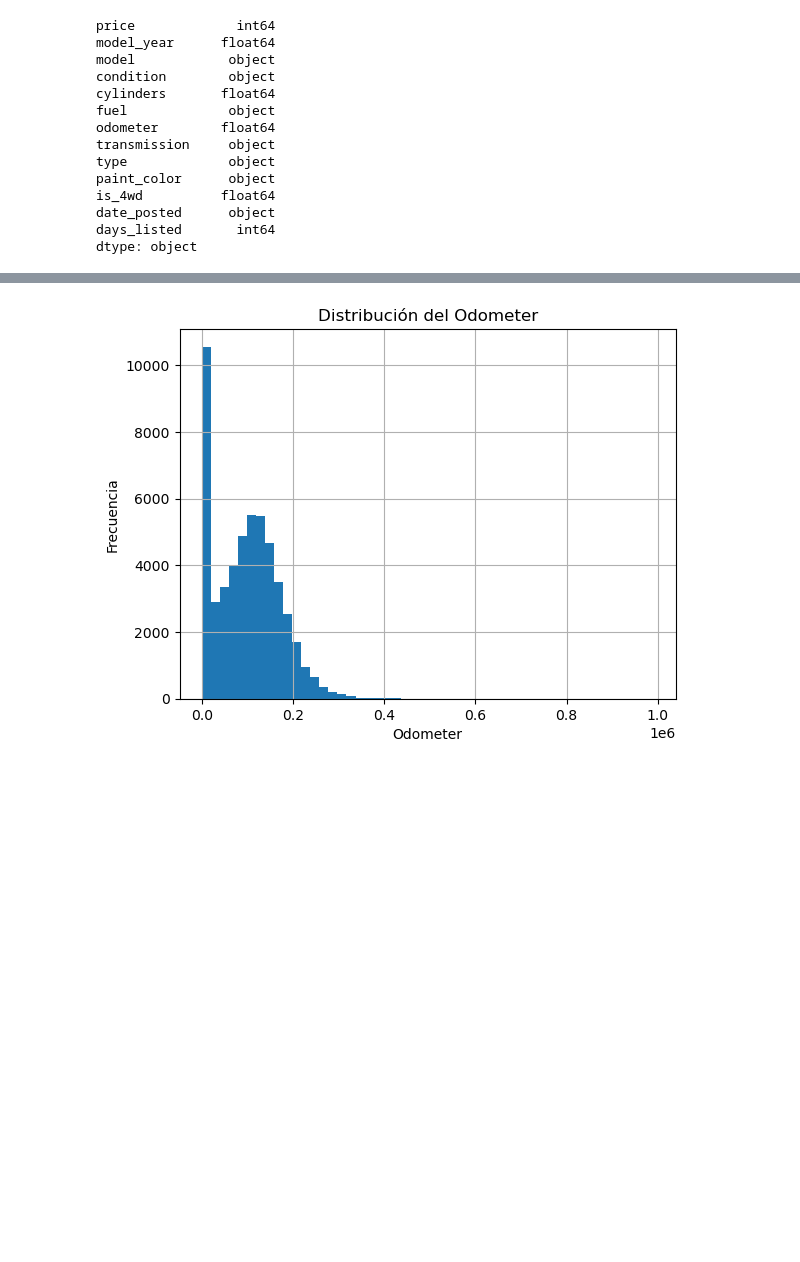
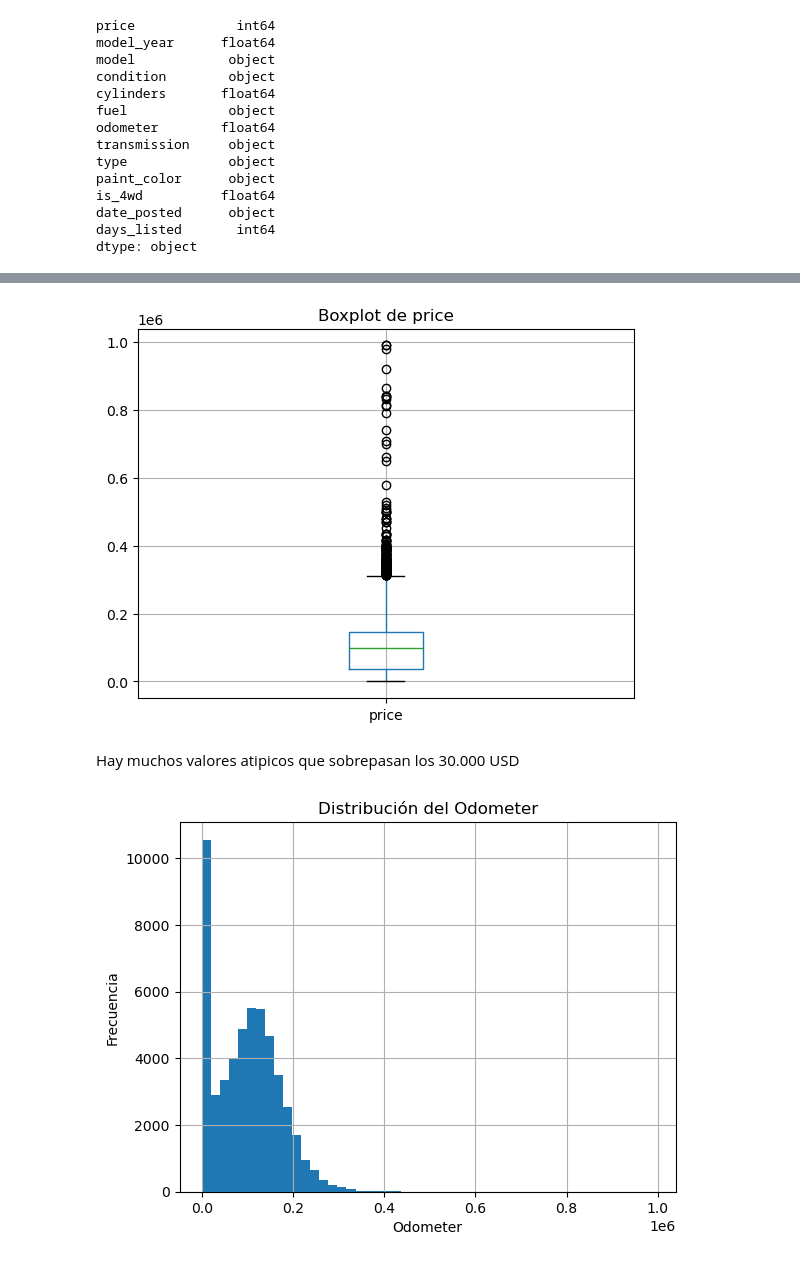
Before and after one commit to diegotrejosz/plotly_project, a Jupyter notebook: notebooks/eda.ipynb, the cells around one changed output, grey strips where cells are left out. Saved outputs shown, nothing was run; the diff lists cells and outputs as text; code cells hidden in the pictures; blank space fills up the shorter version.

```diff
--- a/notebooks/eda.ipynb
+++ b/notebooks/eda.ipynb
@@ -101,3 +139,11 @@ df[['price', 'model_year']].corr()
+# %%
+df.boxplot(column='price')
+plt.title('Boxplot de price')
+plt.show()
+# %% [output]
+[figure, added]
+# %% [markdown]
+Hay muchos valores atipicos que sobrepasan los 30.000 USD
 # %%
 df['odometer'].hist(bins=50)
 plt.title('Distribución del Odometer')
```
Also changed, not shown: parts of 17 cells of this notebook.
